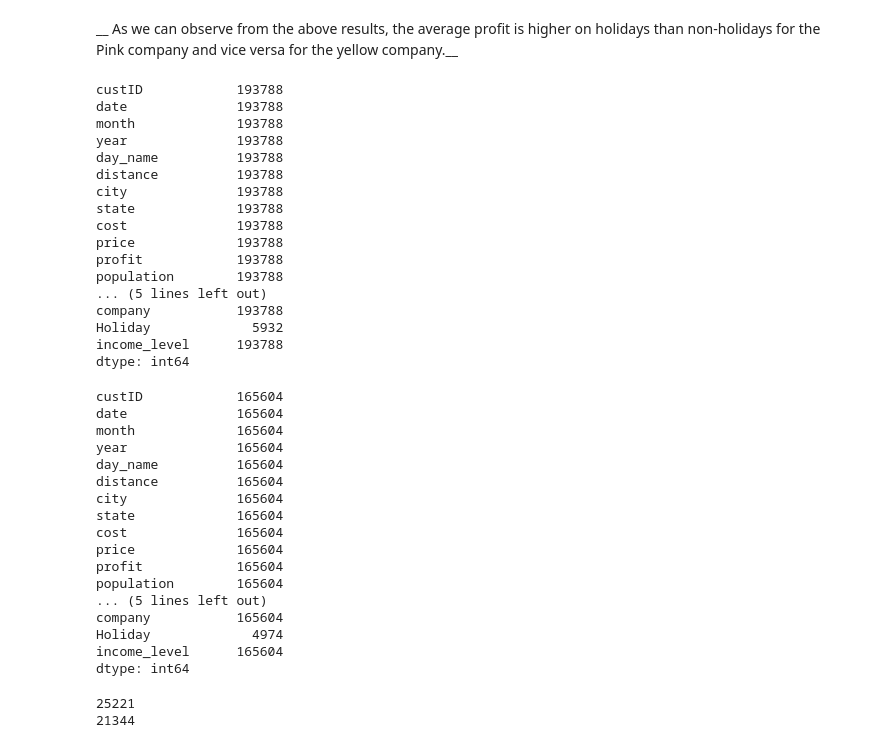
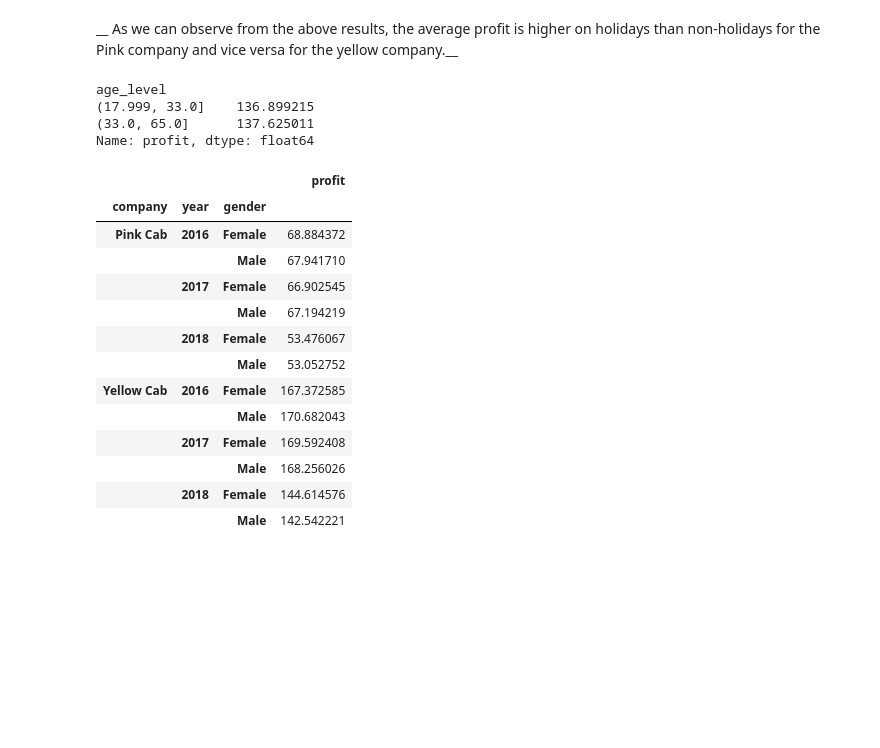
Before and after one commit to udbhavbalaji/G2M-Cab-Investment, a Jupyter notebook: G2M-EDA.ipynb, the cells around one changed output. Saved outputs shown, nothing was run; the diff lists cells and outputs as text; code cells hidden in the pictures; blank space fills up the shorter version.

```diff
--- a/G2M-EDA.ipynb
+++ b/G2M-EDA.ipynb
@@ -276,51 +278,31 @@ Yellow Cab    160.539718
 Name: profit, dtype: float64
 # %% [markdown]
 __ As we can observe from the above results, the average profit is higher on holidays than non-holidays for the Pink company and vice versa for the yellow company.__
-# %%
-work_df = df[(df.age < 40) & (df.age > 22)]
-no_work_df = df[(df.age >= 40) | (df.age <= 22)]
-work_df.count()
-# %% [output]
-custID            193788
-date              193788
-month             193788
-year              193788
-day_name          193788
-distance          193788
-city              193788
-state             193788
-cost              193788
-price             193788
-profit            193788
-population        193788
-... (5 lines left out)
-company           193788
-Holiday             5932
-income_level      193788
-dtype: int64
-# %%
-no_work_df.count()
-# %% [output]
-custID            165604
-date              165604
-month             165604
-year              165604
-day_name          165604
-distance          165604
-city              165604
-state             165604
-cost              165604
-price             165604
-profit            165604
-population        165604
-... (5 lines left out)
-company           165604
-Holiday             4974
-income_level      165604
-dtype: int64
-# %%
-print(len(list(work_df.custID.unique())))
-print(len(list(no_work_df.custID.unique())))
-# %% [output]
-25221
-21344
+# %%
+df['age_level'] = pd.qcut(df['age'], q=2)
+df['age_level'] = df.age_level.apply(lambda x: str(x))
+df.age_level.value_counts()
+df.groupby('age_level').profit.mean()
+# %% [output]
+age_level
+(17.999, 33.0]    136.899215
+(33.0, 65.0]      137.625011
+Name: profit, dtype: float64
+# %%
+gender_distribution = pd.pivot_table(df, values=['profit'], index=['company','year','gender'],  aggfunc=np.mean)
+gender_distribution
+# %% [output]
+|  |  |  | profit |
+| company | year | gender |  |
+| Pink Cab | 2016 | Female | 68.884372 |
+|  |  | Male | 67.941710 |
+|  | 2017 | Female | 66.902545 |
+|  |  | Male | 67.194219 |
+|  | 2018 | Female | 53.476067 |
+|  |  | Male | 53.052752 |
+| Yellow Cab | 2016 | Female | 167.372585 |
+|  |  | Male | 170.682043 |
+|  | 2017 | Female | 169.592408 |
+|  |  | Male | 168.256026 |
+|  | 2018 | Female | 144.614576 |
+|  |  | Male | 142.542221 |
```
Also changed, not shown: parts of 8 cells of this notebook.
